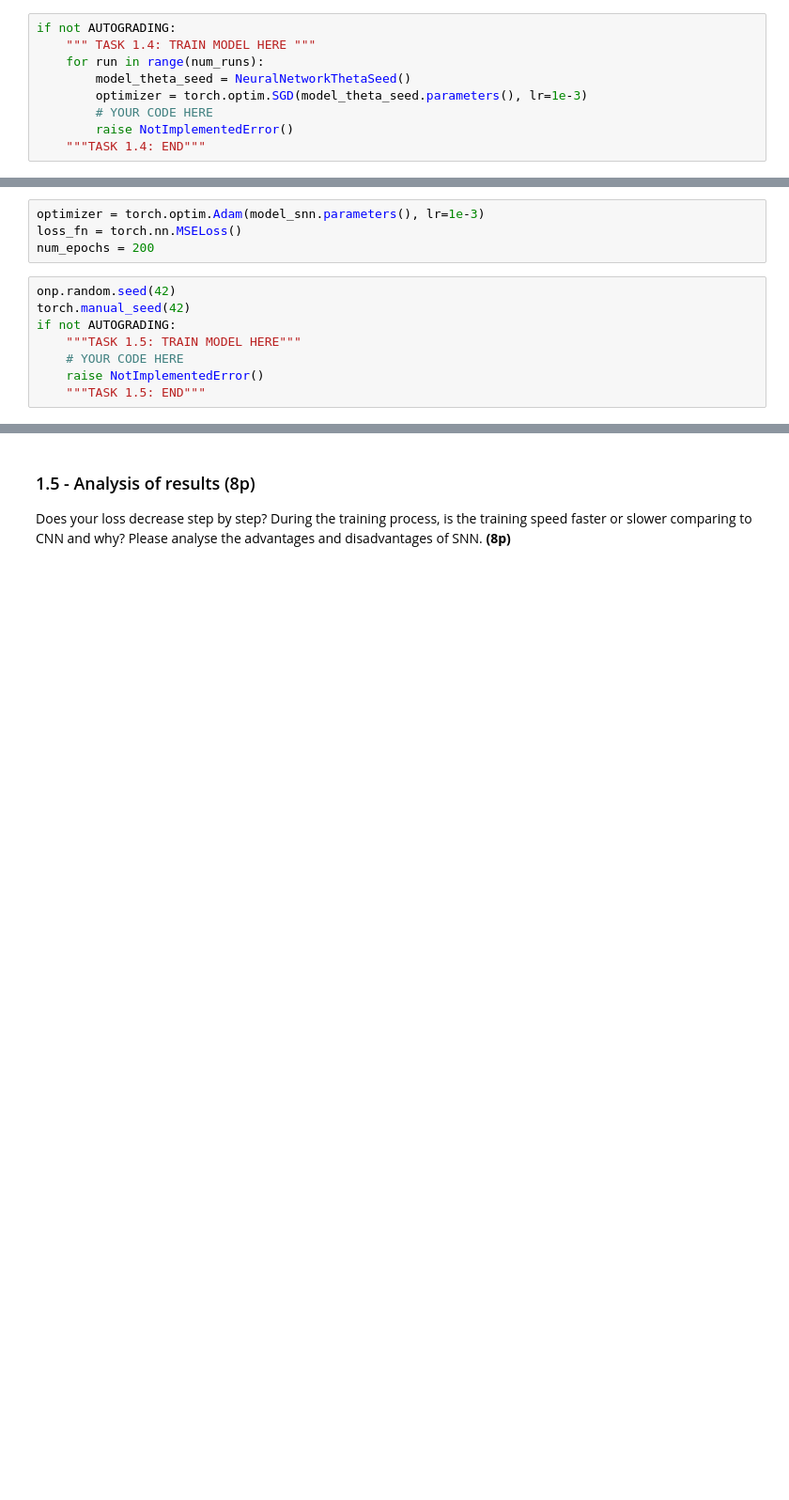
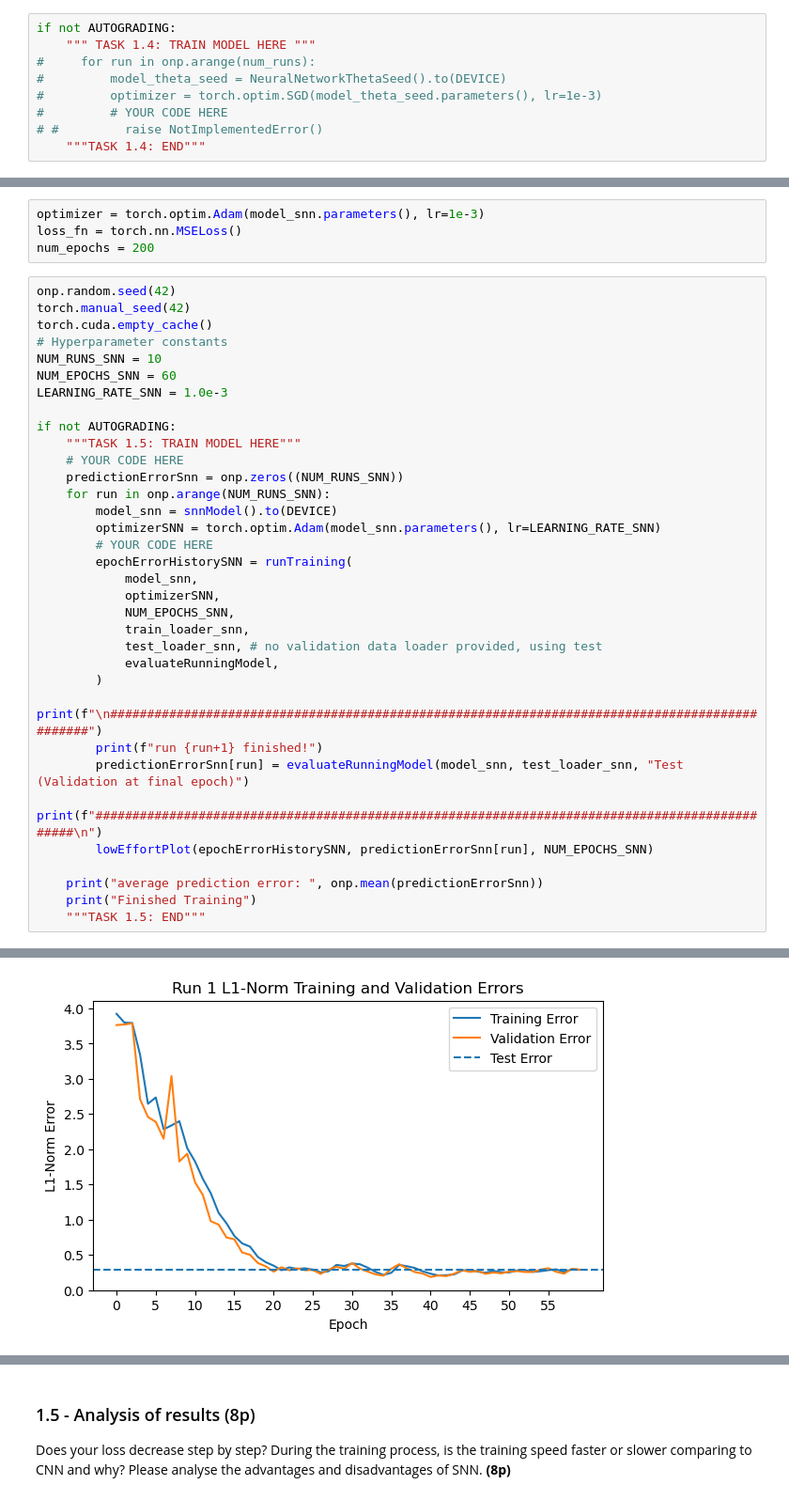
Before and after one commit to Jesperoka/ICS-Project, a Jupyter notebook: assignment/problem_1/task_1b_train_NN.ipynb, the cells around one changed output, grey strips where cells are left out. Shown at 94% size. Cells and saved outputs as stored; diff of their text form; blank space fills up the shorter version.

```diff
--- a/assignment/problem_1/task_1b_train_NN.ipynb
+++ b/assignment/problem_1/task_1b_train_NN.ipynb
@@ -695,11 +1263,11 @@ pred_error_seed1 = onp.zeros((num_runs))
 # %%
 if not AUTOGRADING:
     """ TASK 1.4: TRAIN MODEL HERE """
-    for run in range(num_runs):
-        model_theta_seed = NeuralNetworkThetaSeed()
-        optimizer = torch.optim.SGD(model_theta_seed.parameters(), lr=1e-3)
-        # YOUR CODE HERE
-        raise NotImplementedError()
+#     for run in onp.arange(num_runs):
+#         model_theta_seed = NeuralNetworkThetaSeed().to(DEVICE)
+#         optimizer = torch.optim.SGD(model_theta_seed.parameters(), lr=1e-3)
+#         # YOUR CODE HERE
+# #         raise NotImplementedError()
     """TASK 1.4: END"""
 # %%
 if not AUTOGRADING:
@@ -798,8 +1412,35 @@ num_epochs = 200
 # %%
 onp.random.seed(42)
 torch.manual_seed(42)
+torch.cuda.empty_cache()
+# Hyperparameter constants
+NUM_RUNS_SNN = 10
+NUM_EPOCHS_SNN = 60
+LEARNING_RATE_SNN = 1.0e-3
+
 if not AUTOGRADING:
     """TASK 1.5: TRAIN MODEL HERE"""
     # YOUR CODE HERE
-    raise NotImplementedError()
+    predictionErrorSnn = onp.zeros((NUM_RUNS_SNN))
+    for run in onp.arange(NUM_RUNS_SNN):
+        model_snn = snnModel().to(DEVICE)
+        optimizerSNN = torch.optim.Adam(model_snn.parameters(), lr=LEARNING_RATE_SNN)
+        # YOUR CODE HERE
+        epochErrorHistorySNN = runTraining(
+            model_snn,
+            optimizerSNN,
+            NUM_EPOCHS_SNN,
+            train_loader_snn,
+            test_loader_snn, # no validation data loader provided, using test
+            evaluateRunningModel,
+        )
+        print(f"\n###############################################################################################")
+        print(f"run {run+1} finished!")
+        predictionErrorSnn[run] = evaluateRunningModel(model_snn, test_loader_snn, "Test (Validation at final epoch)")
+        print(f"###############################################################################################\n")
+        lowEffortPlot(epochErrorHistorySNN, predictionErrorSnn[run], NUM_EPOCHS_SNN)
+
+    print("average prediction error: ", onp.mean(predictionErrorSnn))
+    print("Finished Training")
     """TASK 1.5: END"""
+# %% [output]
@@ -805,0 +1464 @@ if not AUTOGRADING:
+[figure, added]
```
Also changed, not shown: parts of 39 cells of this notebook, 1 other file.
